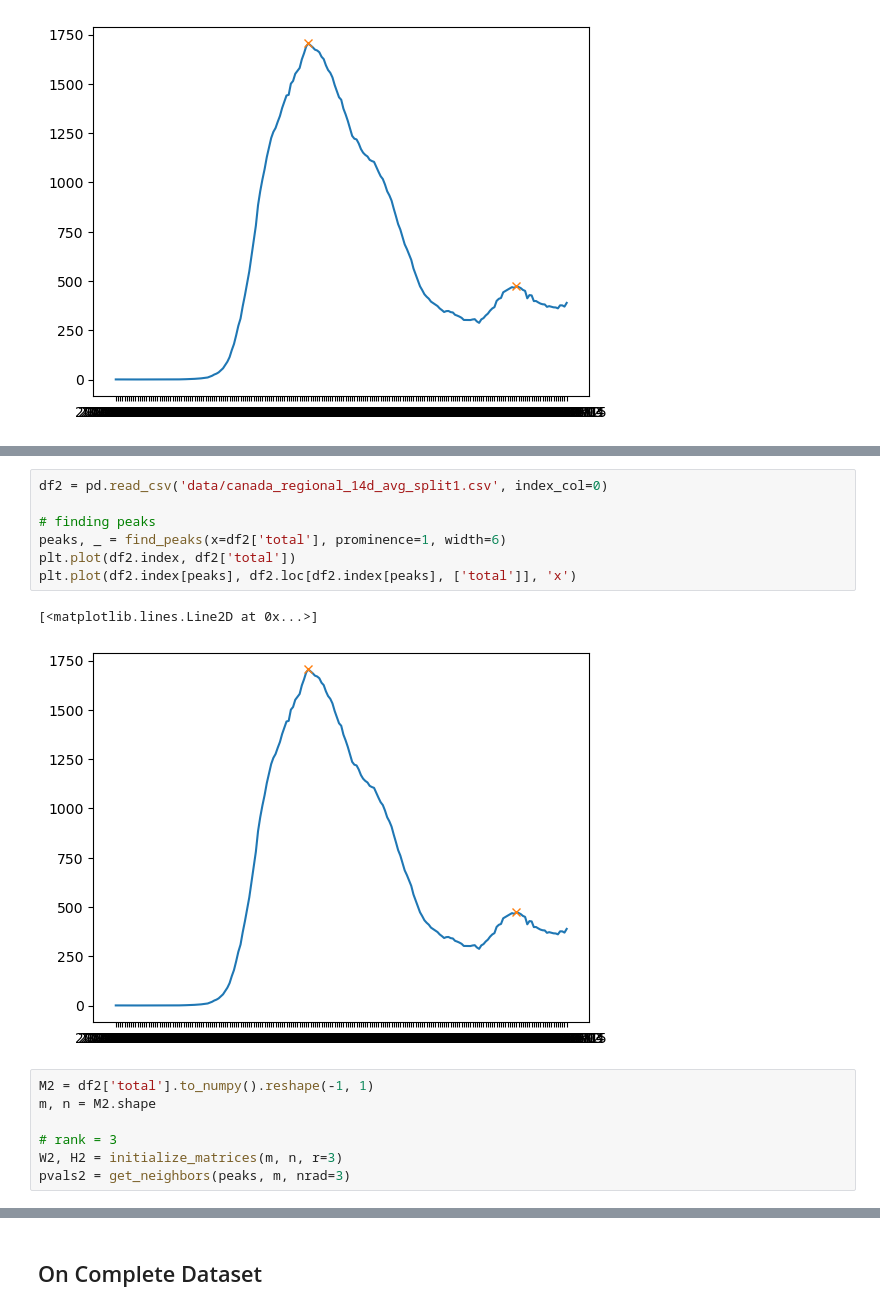
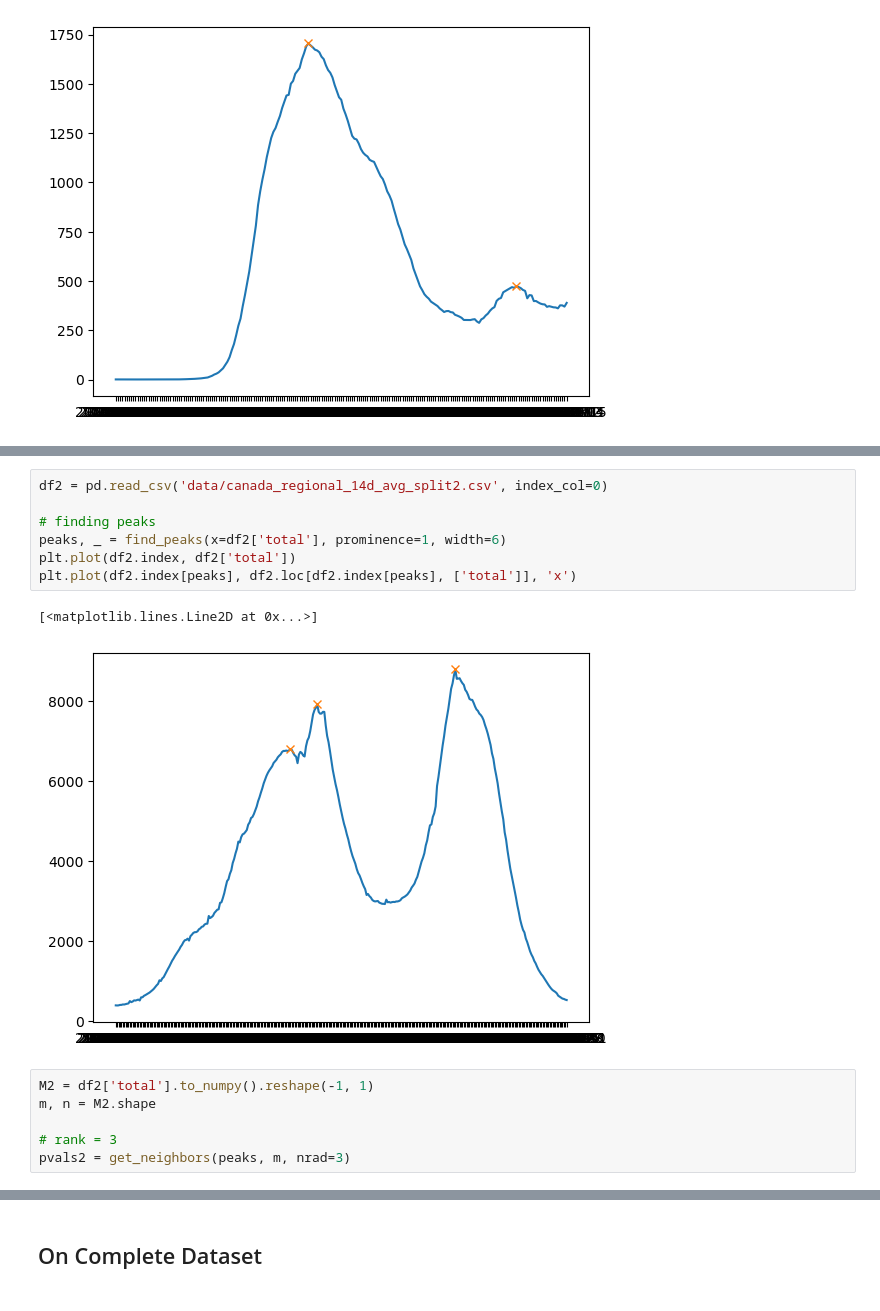
Before and after one commit to waqasbinhamed/numf, a Jupyter notebook: Canada COVID Test.ipynb, the cells around one changed output, grey strips where cells are left out. Cells and saved outputs as stored; diff of their text form.

```diff
--- a/Canada COVID Test.ipynb
+++ b/Canada COVID Test.ipynb
@@ -87,18 +99,17 @@ W and H matrices saved in saved_output/14day/split1_it5_no_reg.npz in 5 iteratio
 # %%
-df2 = pd.read_csv('data/canada_regional_14d_avg_split1.csv', index_col=0)
+df2 = pd.read_csv('data/canada_regional_14d_avg_split2.csv', index_col=0)
 
 # finding peaks
 peaks, _ = find_peaks(x=df2['total'], prominence=1, width=6)
 plt.plot(df2.index, df2['total'])
 plt.plot(df2.index[peaks], df2.loc[df2.index[peaks], ['total']], 'x')
 # %% [output]
 [<matplotlib.lines.Line2D at 0x...>]
-[figure, old version]
+[figure, new version]
 # %%
 M2 = df2['total'].to_numpy().reshape(-1, 1)
 m, n = M2.shape
 
 # rank = 3
-W2, H2 = initialize_matrices(m, n, r=3)
 pvals2 = get_neighbors(peaks, m, nrad=3)
 # %%
```
Also changed, not shown: parts of 14 cells of this notebook.
